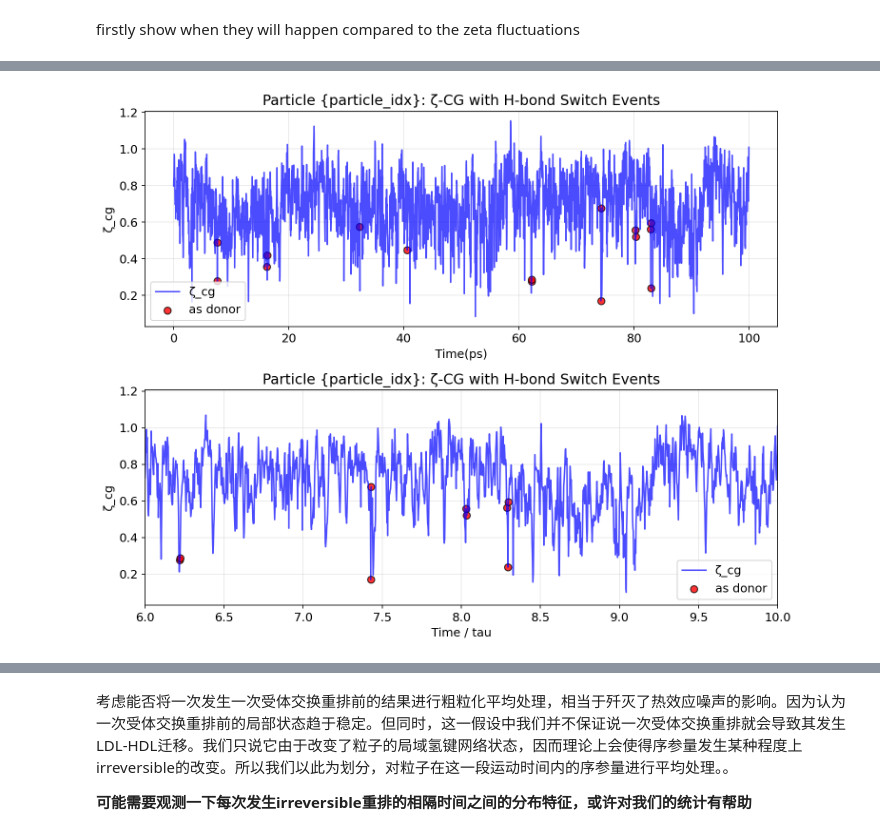
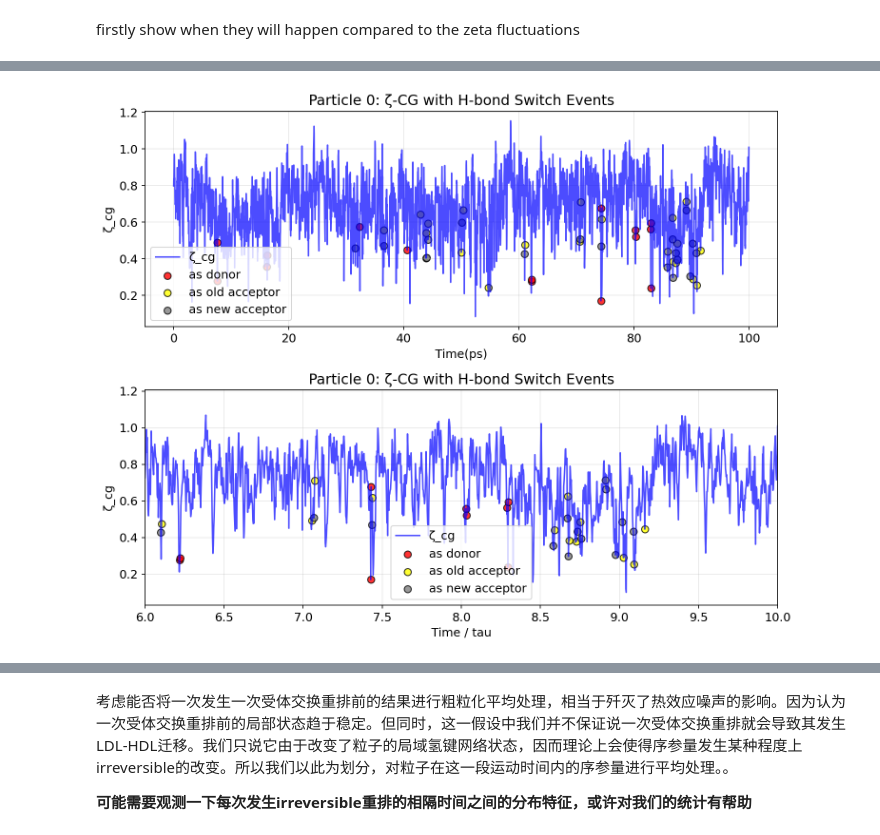
Before and after one commit to JamesHuoyu/SupercooledWater, a Jupyter notebook: notebooks/zeta.ipynb, the cells around one changed output, grey strips where cells are left out. Drawn from its saved outputs; the diff is of its cells as text; code cells hidden in the pictures.

```diff
--- a/notebooks/zeta.ipynb
+++ b/notebooks/zeta.ipynb
@@ -303,50 +336,50 @@ if donor_switches:
 
     scatter = ax.scatter(np.array(switch_frames[:len(switch_zeta)])*u.trajectory.dt, switch_zeta, c='red', s=50, alpha=0.8, marker='o', edgecolors='black', linewidth=1, label='as donor')
 
-# if oacceptor_switches:
-#     oswitch_frames = [switch['frame'] for switch in oacceptor_switches]
-#     # switch_angles = [switch['jump_angle_deg'] for switch in oacceptor_switches]
+if oacceptor_switches:
+    oswitch_frames = [switch['frame'] for switch in oacceptor_switches]
+    # switch_angles = [switch['jump_angle_deg'] for switch in oacceptor_switches]
 
-#     oswitch_zeta = [zeta_particle[frame] for frame in oswitch_frames
-#                     if frame < len(zeta_particle)]
+    oswitch_zeta = [zeta_particle[frame] for frame in oswitch_frames
+                    if frame < len(zeta_particle)]
 
-#     scatter = ax.scatter(np.array(oswitch_frames[:len(oswitch_zeta)])*u.trajectory.dt, oswitch_zeta, c='yellow', s=50, alpha=0.8, marker='o', edgecolors='black', linewidth=1, label='as old acceptor')
+    scatter = ax.scatter(np.array(oswitch_frames[:len(oswitch_zeta)])*u.trajectory.dt, oswitch_zeta, c='yellow', s=50, alpha=0.8, marker='o', edgecolors='black', linewidth=1, label='as old acceptor')
 
-# if nacceptor_switches:
-#     nswitch_frames = [switch['frame'] for switch in nacceptor_switches]
-#     # switch_angles = [switch['jump_angle_deg'] for switch in nacceptor_switches]
+if nacceptor_switches:
+    nswitch_frames = [switch['frame'] for switch in nacceptor_switches]
+    # switch_angles = [switch['jump_angle_deg'] for switch in nacceptor_switches]
 
-#     nswitch_zeta = [zeta_particle[frame] for frame in nswitch_frames
-#                     if frame < len(zeta_particle)]
+    nswitch_zeta = [zeta_particle[frame] for frame in nswitch_frames
+                    if frame < len(zeta_particle)]
 
-#     scatter = ax.scatter(np.array(nswitch_frames[:len(nswitch_zeta)])*u.trajectory.dt, nswitch_zeta, c='grey', s=50, alpha=0.8, marker='o', edgecolors='black', linewidth=1, label='as new acceptor')
+    scatter = ax.scatter(np.array(nswitch_frames[:len(nswitch_zeta)])*u.trajectory.dt, nswitch_zeta, c='grey', s=50, alpha=0.8, marker='o', edgecolors='black', linewidth=1, label='as new acceptor')
 
 ax.set(
     xlabel='Time(ps)',
     ylabel='ζ_cg',
-    title='Particle {particle_idx}: ζ-CG with H-bond Switch Events'
+    title=f'Particle {particle_idx}: ζ-CG with H-bond Switch Events'
 )
 ax.grid(True, alpha=0.3)
 ax.legend()
 
 ax = axes[1]
 ax.plot(time_simply, zeta_particle, 'b-', linewidth=1.5, alpha=0.7, label='ζ_cg')
 
 if donor_switches:
     scatter = ax.scatter(np.array(switch_frames[:len(switch_zeta)])* u.trajectory.dt / time_tau, switch_zeta, c='red', s=50, alpha=0.8, marker='o', edgecolors='black', linewidth=1, label='as donor')
-# if oacceptor_switches:
-#     scatter = ax.scatter(np.array(oswitch_frames[:len(oswitch_zeta)])* u.trajectory.dt / time_tau, oswitch_zeta, c='yellow', s=50, alpha=0.8, marker='o', edgecolors='black', linewidth=1, label='as old acceptor')
-# if nacceptor_switches:
-#     scatter = ax.scatter(np.array(nswitch_frames[:len(nswitch_zeta)])* u.trajectory.dt / time_tau, nswitch_zeta, c='grey', s=50, alpha=0.8, marker='o', edgecolors='black', linewidth=1, label='as new acceptor')
+if oacceptor_switches:
+    scatter = ax.scatter(np.array(oswitch_frames[:len(oswitch_zeta)])* u.trajectory.dt / time_tau, oswitch_zeta, c='yellow', s=50, alpha=0.8, marker='o', edgecolors='black', linewidth=1, label='as old acceptor')
+if nacceptor_switches:
+    scatter = ax.scatter(np.array(nswitch_frames[:len(nswitch_zeta)])* u.trajectory.dt / time_tau, nswitch_zeta, c='grey', s=50, alpha=0.8, marker='o', edgecolors='black', linewidth=1, label='as new acceptor')
 ax.set(
     xlim = (6, 10),
     xlabel='Time / tau',
     ylabel='ζ_cg',
-    title='Particle {particle_idx}: ζ-CG with H-bond Switch Events'
+    title=f'Particle {particle_idx}: ζ-CG with H-bond Switch Events'
 )
 ax.grid(True, alpha=0.3)
 ax.legend()
 
 plt.tight_layout()
 # %% [output]
-[figure, old version]
+[figure, new version]
```
Also changed, not shown: parts of 10 cells of this notebook, 3 other files.
